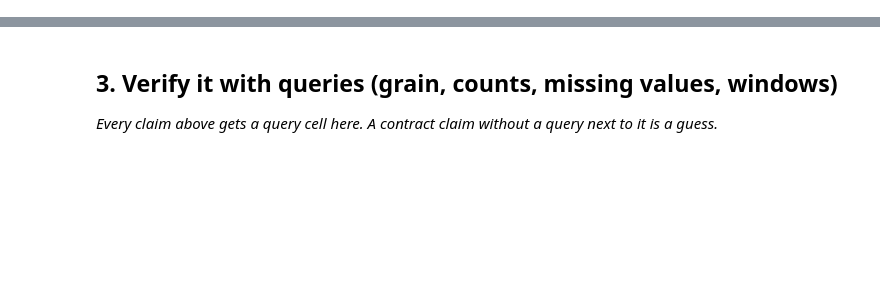
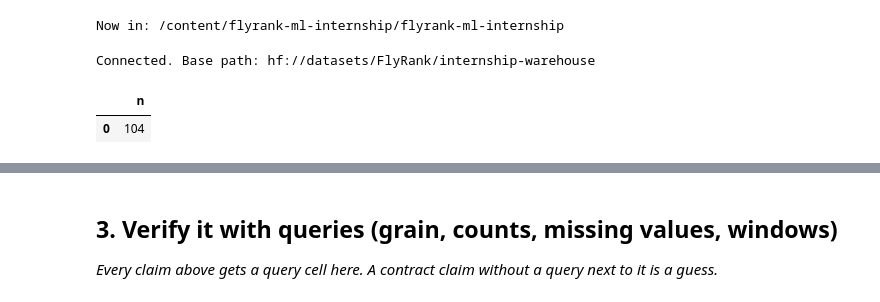
Before and after one commit to tabeeljohn2/flyrank-ml-internship, a Jupyter notebook: work/notebooks/w03_data_contract.ipynb, the cells around one changed output, grey strips where cells are left out. Cells and saved outputs as stored; diff of their text form; code cells hidden in the pictures; blank space fills up the shorter version.

```diff
--- a/work/notebooks/w03_data_contract.ipynb
+++ b/work/notebooks/w03_data_contract.ipynb
@@ -0,0 +1,37 @@
+# %%
+import os, subprocess
+
+if not os.path.exists("flyrank-ml-internship"):
+    subprocess.run(
+        ["git", "clone", "https://github.com/tabeeljohn2/flyrank-ml-internship.git"],
+        check=True,
+    )
+
+os.chdir("flyrank-ml-internship")
+print("Now in:", os.getcwd())
+# %% [output]
+Now in: /content/flyrank-ml-internship/flyrank-ml-internship
+# %%
+%pip install -q duckdb huggingface_hub
+
+import duckdb
+from google.colab import userdata
+
+HF_TOKEN = userdata.get("HF_TOKEN")
+
+con = duckdb.connect()
+con.execute(f"CREATE OR REPLACE SECRET hf (TYPE huggingface, TOKEN '{HF_TOKEN}')")
+
+REL = "hf://datasets/FlyRank/internship-warehouse"
+print("Connected. Base path:", REL)
+# %% [output]
+Connected. Base path: hf://datasets/FlyRank/internship-warehouse
+# %%
+test_q = f"""
+SELECT COUNT(*) AS n
+FROM read_parquet('{REL}/dim_clients.parquet')
+"""
+con.sql(test_q).df()
+# %% [output]
+|  | n |
+| 0 | 104 |
```
Also changed, not shown: parts of 14 cells of this notebook.
